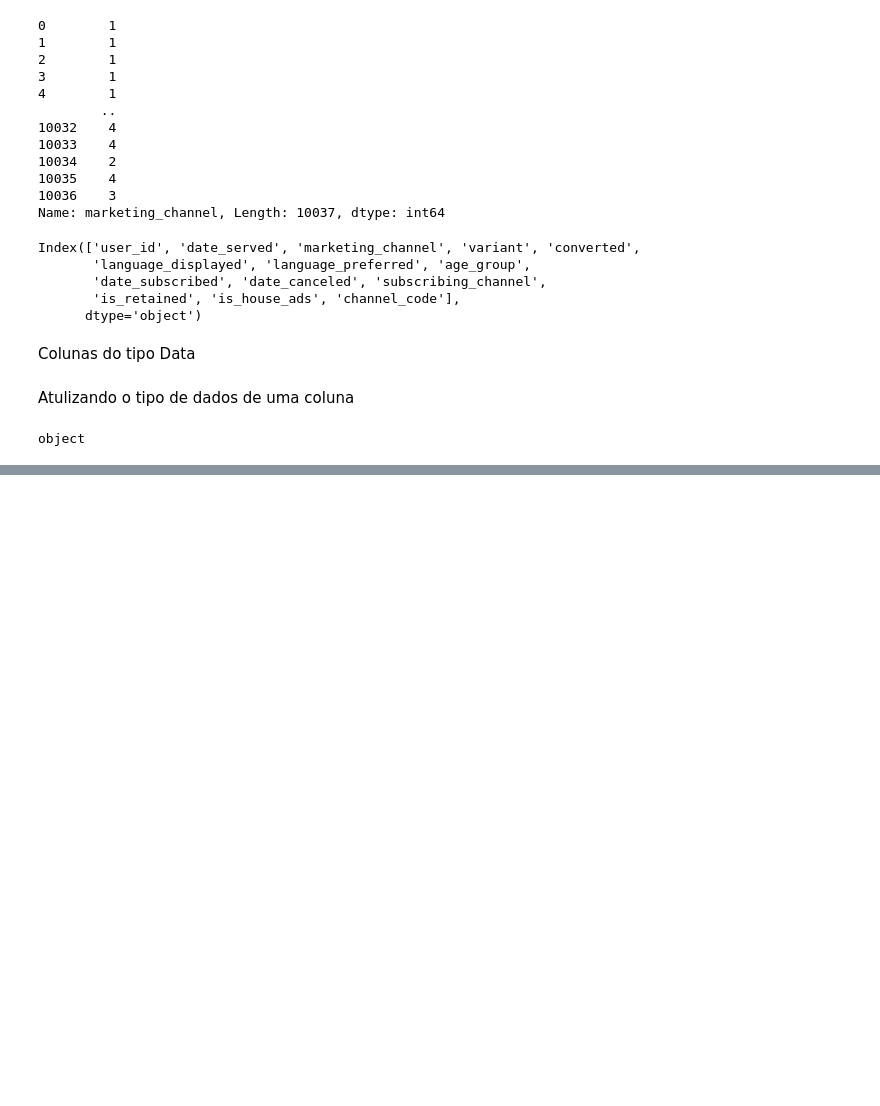
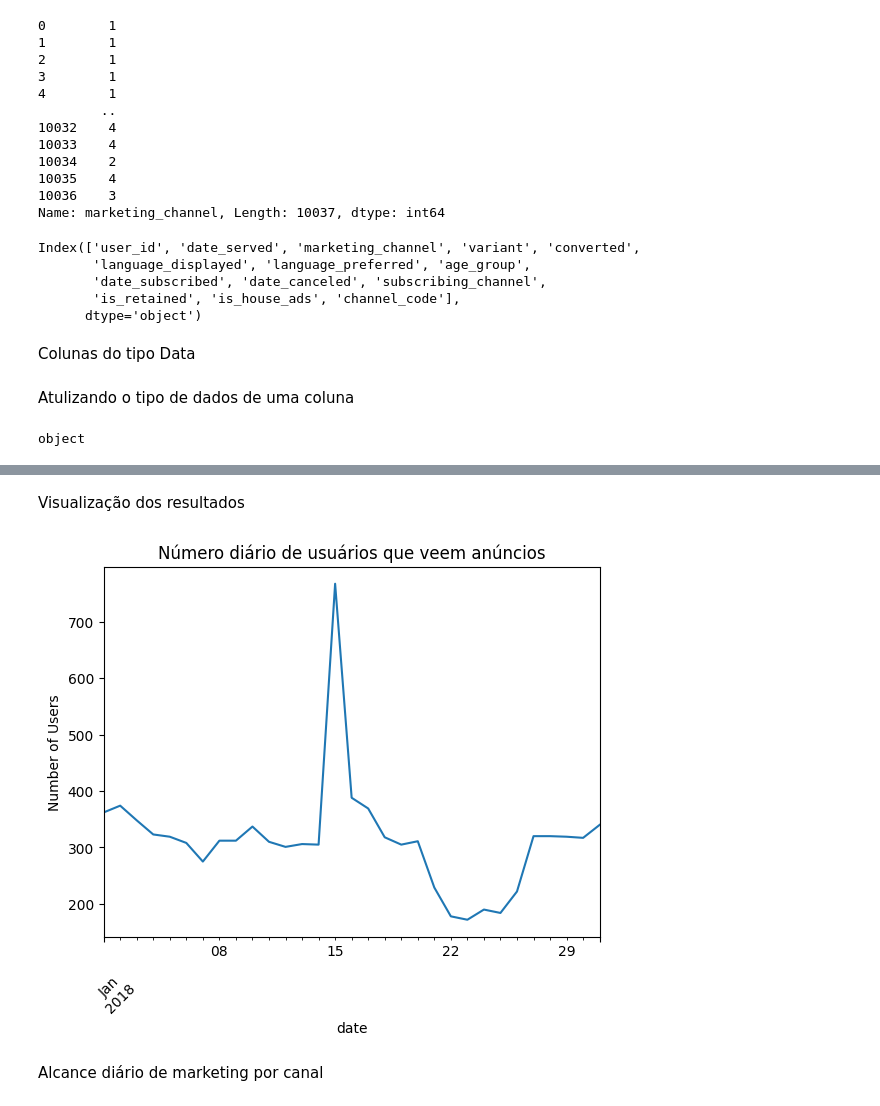
Before and after one commit to Rafael222-R/Aprendizagem-Maquina, a Jupyter notebook: aula3.ipynb, the cells around one changed output, grey strips where cells are left out. Cells and saved outputs as stored; diff of their text form; code cells hidden in the pictures; blank space fills up the shorter version.

```diff
--- a/aula3.ipynb
+++ b/aula3.ipynb
@@ -258,0 +278,11 @@ NameError: name '____' is not defined
+# %%
+# Import pandas into the environment
+import pandas as pd
+
+# Import marketing.csv with date columns
+marketing = pd.read_csv("marketing.csv", parse_dates= ["date_served", "date_subscribed", "date_canceled"])
+
+# Add a DoW column
+marketing['DoW'] = marketing['date_subscribed'].dt.dayofweek
+
+print(marketing.head())
@@ -258,0 +312,7 @@ NameError: name '____' is not defined
+# %%
+# Aggregate unique users taht see ads by date
+# Agregar usuários únicos que veem anúncios por data
+
+daily_users = marketing.groupby (['date_served']) ['user_id'].nunique()
+
+print(daily_users)
@@ -258,0 +337,19 @@ NameError: name '____' is not defined
+# %% [markdown]
+Visualização dos resultados
+# %%
+import matplotlib.pyplot as plt
+
+# Plot
+daily_users.plot()
+
+# Annotate
+
+plt.title('Número diário de usuários que veem anúncios')
+plt.xlabel('date')
+plt.ylabel("Number of Users")
+plt.xticks(rotation = 45)
+plt.show()
+# %% [output]
+[figure, added]
+# %% [markdown]
+Alcance diário de marketing por canal
```
Also changed, not shown: parts of 18 cells of this notebook.
